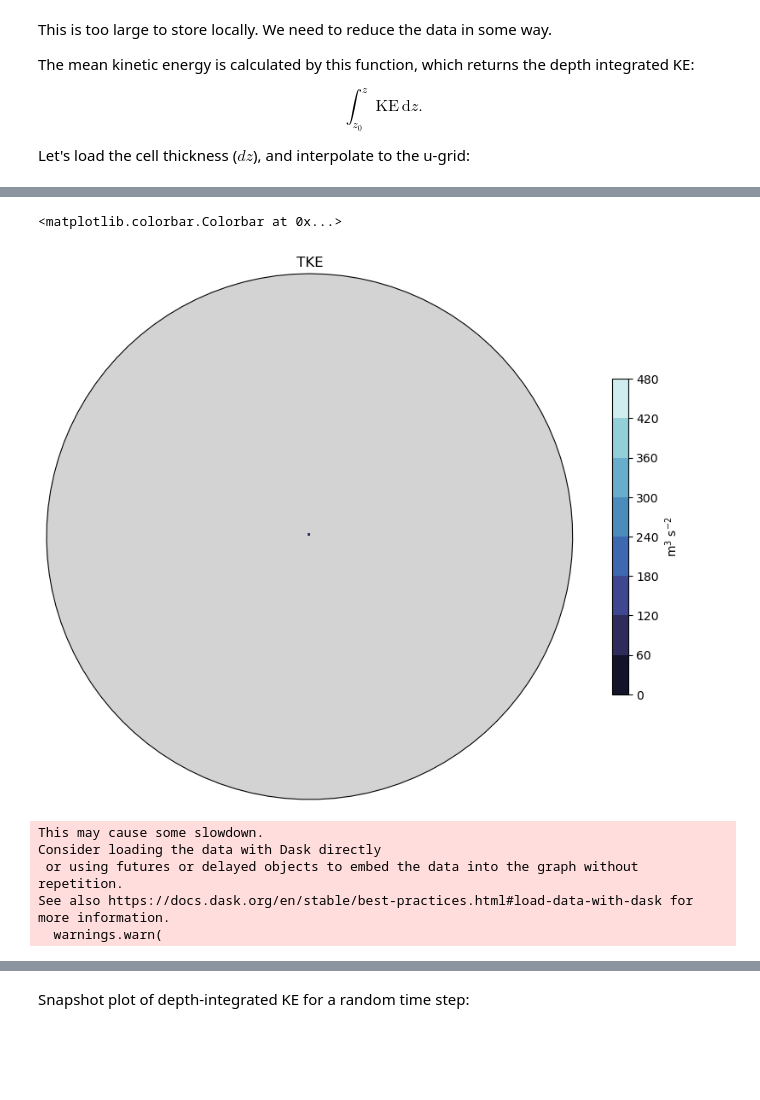
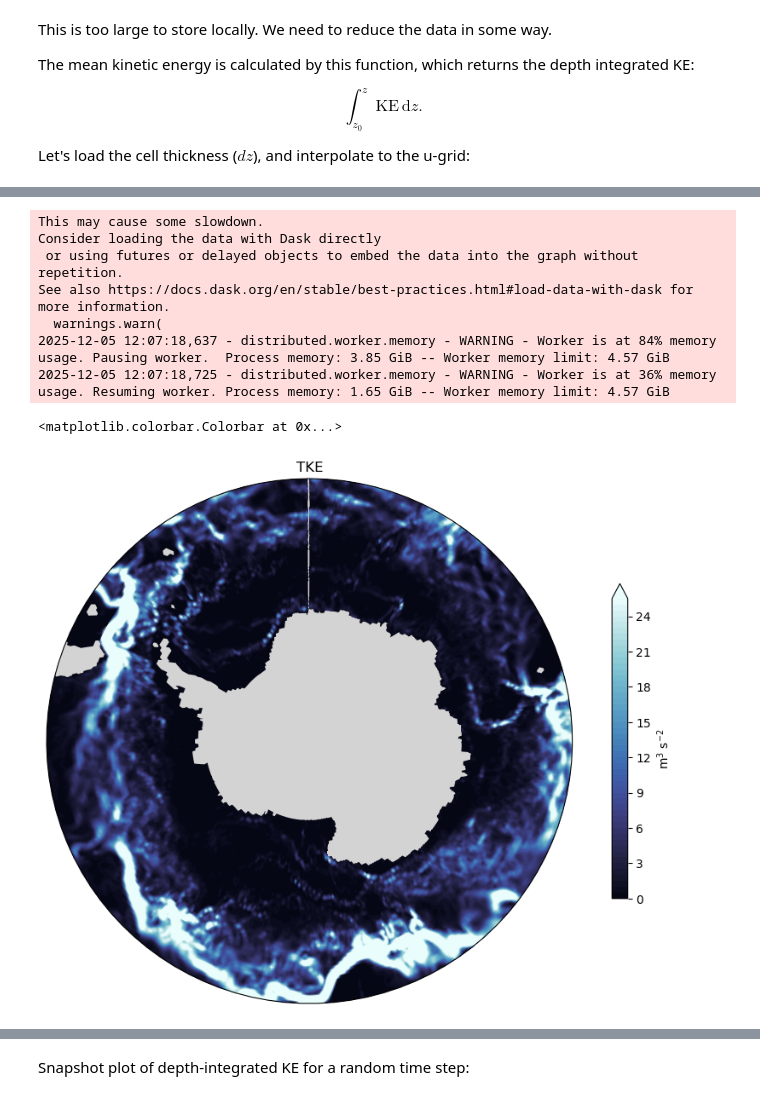
Before and after one commit to ACCESS-NRI/ACCESS-ENSO-recipes, a Jupyter notebook: cosima/Eddy-Mean_Kinetic_Energy_Decomposition.ipynb, the cells around one changed output, grey strips where cells are left out. Saved outputs shown, nothing was run; the diff lists cells and outputs as text; code cells hidden in the pictures; blank space fills up the shorter version.

Commit message:
run plotting

```diff
--- a/cosima/Eddy-Mean_Kinetic_Energy_Decomposition.ipynb
+++ b/cosima/Eddy-Mean_Kinetic_Energy_Decomposition.ipynb
@@ -114,5 +81,4 @@ v = darray['v'].sel(time = slice(start_time, end_time), yu_ocean = slice(None, -
 # %%
-from esmvalcore.dataset import Dataset
 
 uOM2 = Dataset(short_name='uo', project='CMIP6',
     activity='OMIP', mip="Omon", exp="omip2",
@@ -121,8 +87,14 @@ uOM2 = Dataset(short_name='uo', project='CMIP6',
 
 # cell thickness: thkcello
 uOM2.add_supplementary(short_name='thkcello', mip='Ofx')
+# load thickness
+thkcel = uOM2.supplementaries[0].load()
 
 vOM2 = uOM2.copy(short_name='vo')
+
+#load dataset
+uOM2 = uOM2.load()
+vOM2 = vOM2.load()
 # %%
-uOM2.supplementaries[0].load() # uo, vo
+print(thkcel.summary(shorten=True))
 # %% [output]
@@ -170,7 +123,10 @@ $$ {\rm KE} = \frac{1}{2} (u^2 + v^2).$$
 
 We construct the following expression:
 # %%
-KEom2 = 0.5*(uOM2.load()**2 + vOM2.load()**2)
+KEom2 = 0.5*(uOM2**2 + vOM2**2)
+
+# add ancillary (thickness for depth)
+KEom2 = add_supplementary_variables(KEom2, thkcel])
 # %% [markdown]
 You may notice that this line runs instantly. The calculation is not (yet) computed. Rather, `xarray` needs to broadcast the squares of the velocity fields together to determine the final shape of KE.
 # %% [markdown]
@@ -194,0 +140,5 @@ TKE = axis_statistics(KEom2, operator='mean', axis='t').collapsed('depth', iris.
+# %%
+# mean time, sum depth
+TKE = axis_statistics(KEom2, operator='mean', axis='t')
+TKE = TKE.collapsed('depth', iris.analysis.SUM, weights='cell_thickness')
+TKE = regrid(TKE, '0.5x0.5', scheme='linear')
@@ -214,13 +156,17 @@ TKE
 # %%
-import matplotlib.pyplot as plt
-import iris.plot as iplt
-import cmocean as cm
 
 fig, axs = circumpolar_map()
-iplt.contourf(TKE, axes = axs, cmap = cm.cm.ice);
+iplt.contourf(TKE, levels=np.arange(0,26,0.5), extend='max', axes=axs, cmap = cm.cm.ice)
 axs.set_title('TKE')
-# qplt.contourf(TKE)
-plt.colorbar(label='m$^3$ s$^{-2}$', shrink=0.6)
+# set ticks..
+plt.colorbar(label='m$^3$ s$^{-2}$', ticks=np.arange(0,26,5), shrink=0.6)
 # %% [output]
-<matplotlib.colorbar.Colorbar at 0x...>
+This may cause some slowdown.
+Consider loading the data with Dask directly
+ or using futures or delayed objects to embed the data into the graph without repetition.
+See also https://docs.dask.org/en/stable/best-practices.html#load-data-with-dask for more information.
+  warnings.warn(
+2025-12-05 12:07:18,637 - distributed.worker.memory - WARNING - Worker is at 84% memory usage. Pausing worker.  Process memory: 3.85 GiB -- Worker memory limit: 4.57 GiB
+2025-12-05 12:07:18,725 - distributed.worker.memory - WARNING - Worker is at 36% memory usage. Resuming worker. Process memory: 1.65 GiB -- Worker memory limit: 4.57 GiB
+<matplotlib.colorbar.Colorbar at 0x...>
-[figure, old version]
+[figure, new version]
@@ -236,8 +172,0 @@ TKE = KE_dz.mean('time').sum('st_ocean')
-# %%
-TKE = TKE.load()
-# %% [output]
-This may cause some slowdown.
-Consider loading the data with Dask directly
- or using futures or delayed objects to embed the data into the graph without repetition.
-See also https://docs.dask.org/en/stable/best-practices.html#load-data-with-dask for more information.
-  warnings.warn(
```
Also changed, not shown: parts of 33 cells of this notebook.
